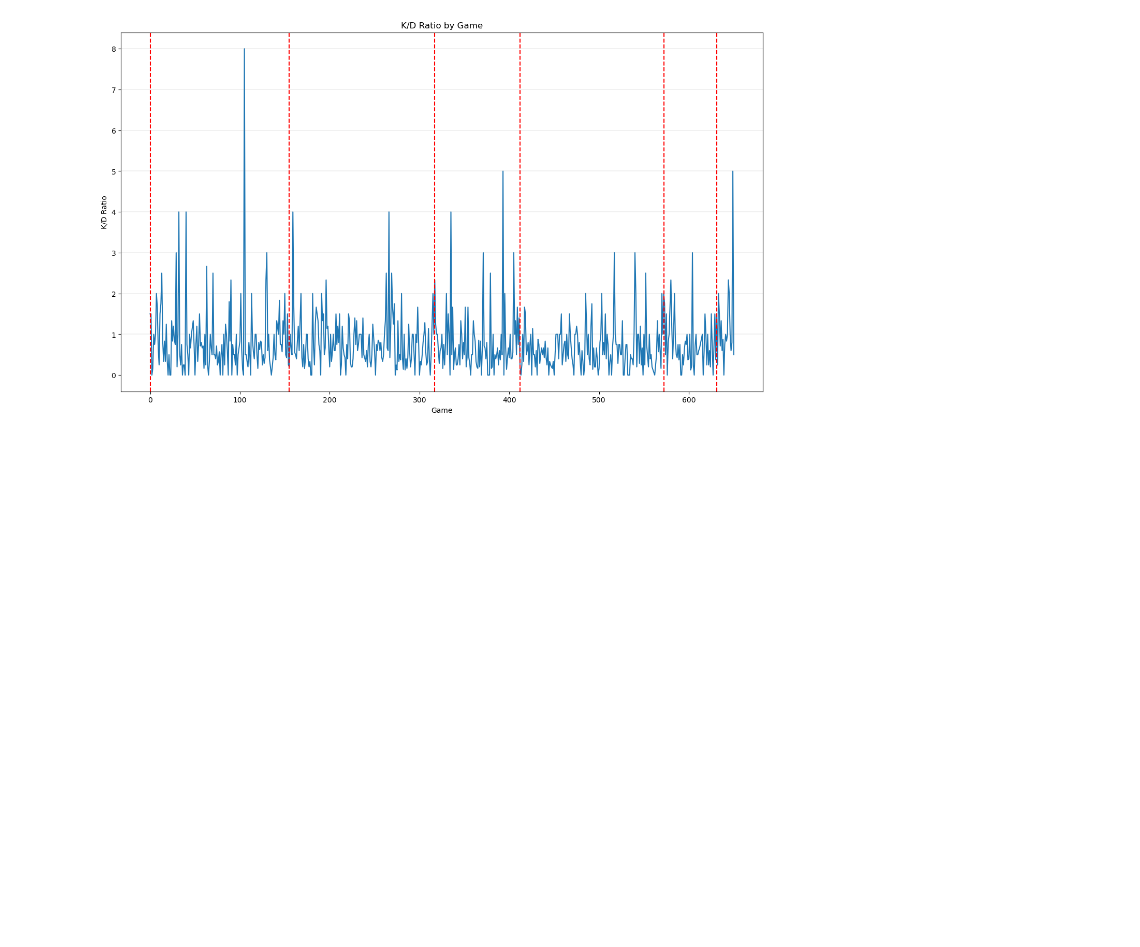
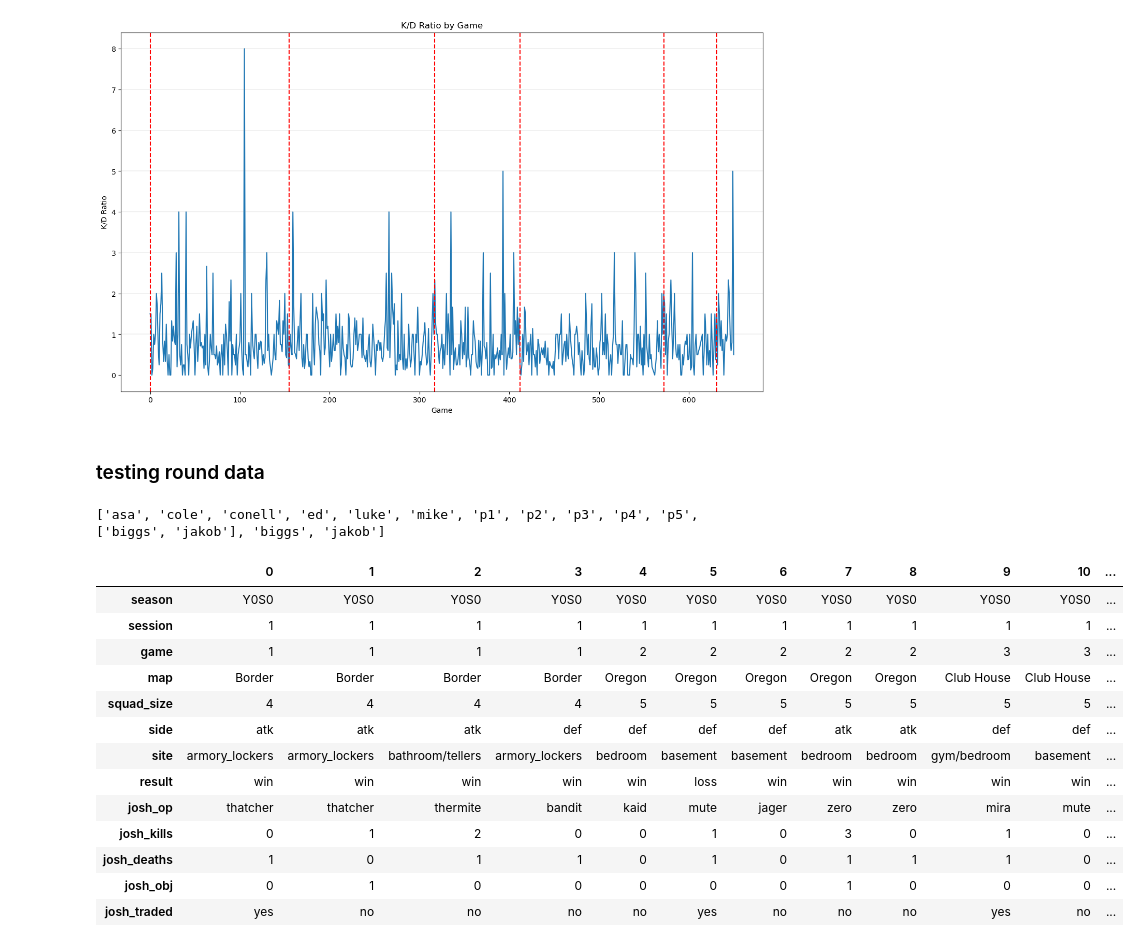
Before and after one commit to jkyle91000/siege-gameplay-analysis, a Jupyter notebook: analysis_with_sqlite.ipynb, the cells around one changed output. Cells and saved outputs as stored; diff of their text form; code cells hidden in the pictures; blank space fills up the shorter version.

```diff
--- a/analysis_with_sqlite.ipynb
+++ b/analysis_with_sqlite.ipynb
@@ -530,3 +532,44 @@ plt.title("K/D Ratio by Game")
 plt.show()
 # %% [output]
 [figure]
+# %% [markdown]
+### testing round data
+# %%
+season_rounds = pd.read_csv(r"C:\Users\aethe\OneDrive\Desktop\stats\rounds test data.csv") # incomplete, fake data for testing
+
+# only need my columns for the test data
+players.append("biggs")
+players.append("jakob")
+
+if "josh" in players:
+    players_test = players.remove("josh")
+print(players)
+
+for p in players:
+    if f"{p}_op" in list(season_rounds.columns):
+        season_rounds = season_rounds.drop(
+            [
+            f"{p}_op",
+            f"{p}_kills",
+            f"{p}_deaths",
+            f"{p}_obj",
+            f"{p}_traded"
+            ],
+        axis = 1
+        )
+# %% [output]
+['asa', 'cole', 'conell', 'ed', 'luke', 'mike', 'p1', 'p2', 'p3', 'p4', 'p5', ['biggs', 'jakob'], 'biggs', 'jakob']
+|  | 0 | 1 | 2 | 3 | 4 | 5 | 6 | 7 | 8 | 9 | 10 | ... |
+| season | Y0S0 | Y0S0 | Y0S0 | Y0S0 | Y0S0 | Y0S0 | Y0S0 | Y0S0 | Y0S0 | Y0S0 | Y0S0 | ... |
+| session | 1 | 1 | 1 | 1 | 1 | 1 | 1 | 1 | 1 | 1 | 1 | ... |
+| game | 1 | 1 | 1 | 1 | 2 | 2 | 2 | 2 | 2 | 3 | 3 | ... |
+| map | Border | Border | Border | Border | Oregon | Oregon | Oregon | Oregon | Oregon | Club House | Club House | ... |
+| squad_size | 4 | 4 | 4 | 4 | 5 | 5 | 5 | 5 | 5 | 5 | 5 | ... |
+| side | atk | atk | atk | def | def | def | def | atk | atk | def | def | ... |
+| site | armory_lockers | armory_lockers | bathroom/tellers | armory_lockers | bedroom | basement | basement | bedroom | bedroom | gym/bedroom | basement | ... |
+| result | win | win | win | win | win | loss | win | win | win | win | win | ... |
+| josh_op | thatcher | thatcher | thermite | bandit | kaid | mute | jager | zero | zero | mira | mute | ... |
+| josh_kills | 0 | 1 | 2 | 0 | 0 | 1 | 0 | 3 | 0 | 1 | 0 | ... |
+| josh_deaths | 1 | 0 | 1 | 1 | 0 | 1 | 0 | 1 | 1 | 1 | 0 | ... |
+| josh_obj | 0 | 1 | 0 | 0 | 0 | 0 | 0 | 1 | 0 | 0 | 0 | ... |
+| josh_traded | yes | no | no | no | no | yes | no | no | no | yes | no | ... |
```
Also changed, not shown: parts of 5 cells of this notebook.
